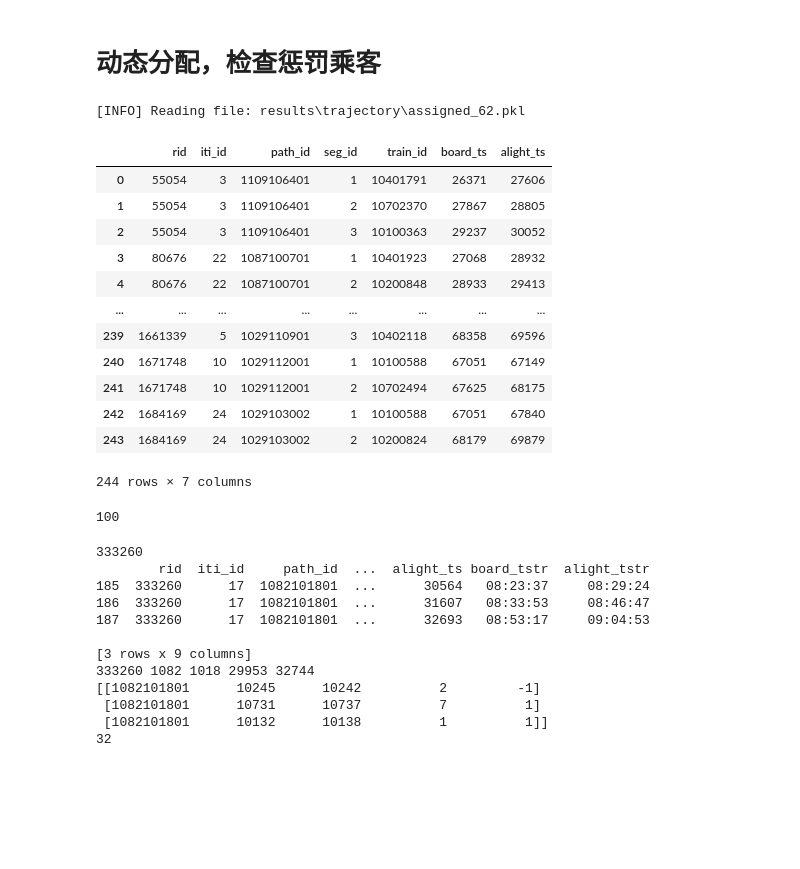
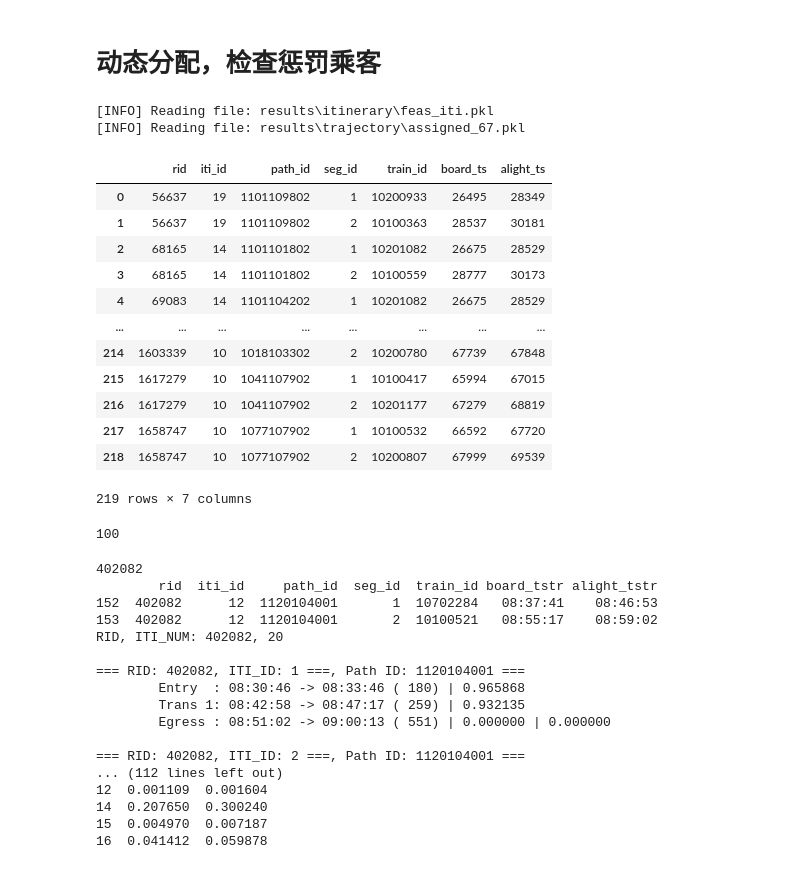
Before and after one commit to sunnysun711/PTIM, a Jupyter notebook: test.ipynb, the cells around one changed output. Saved outputs shown, nothing was run; the diff lists cells and outputs as text; code cells hidden in the pictures; blank space fills up the shorter version.

```diff
--- a/test.ipynb
+++ b/test.ipynb
@@ -619,26 +619,29 @@ prob[prob.index.get_level_values("rid").isin(flag_df.rid.values)]
 # %%
 from mpld3 import show
 from src.utils import *
 from src import config
 config.load_config()
 
+full_fi = read_(config.CONFIG["results"]["feas_iti"], show_timer=False)
+
 assigned_latest = read_("assigned", latest_=True, show_timer=False)
 assigned_latest
 # %% [output]
-[INFO] Reading file: results\trajectory\assigned_62.pkl
+[INFO] Reading file: results\itinerary\feas_iti.pkl
+[INFO] Reading file: results\trajectory\assigned_67.pkl
 |  | rid | iti_id | path_id | seg_id | train_id | board_ts | alight_ts |
-| 0 | 55054 | 3 | 1109106401 | 1 | 10401791 | 26371 | 27606 |
-| 1 | 55054 | 3 | 1109106401 | 2 | 10702370 | 27867 | 28805 |
-| 2 | 55054 | 3 | 1109106401 | 3 | 10100363 | 29237 | 30052 |
-| 3 | 80676 | 22 | 1087100701 | 1 | 10401923 | 27068 | 28932 |
-| 4 | 80676 | 22 | 1087100701 | 2 | 10200848 | 28933 | 29413 |
+| 0 | 56637 | 19 | 1101109802 | 1 | 10200933 | 26495 | 28349 |
+| 1 | 56637 | 19 | 1101109802 | 2 | 10100363 | 28537 | 30181 |
+| 2 | 68165 | 14 | 1101101802 | 1 | 10201082 | 26675 | 28529 |
+| 3 | 68165 | 14 | 1101101802 | 2 | 10100559 | 28777 | 30173 |
+| 4 | 69083 | 14 | 1101104202 | 1 | 10201082 | 26675 | 28529 |
 | ... | ... | ... | ... | ... | ... | ... | ... |
-| 239 | 1661339 | 5 | 1029110901 | 3 | 10402118 | 68358 | 69596 |
-| 240 | 1671748 | 10 | 1029112001 | 1 | 10100588 | 67051 | 67149 |
-| 241 | 1671748 | 10 | 1029112001 | 2 | 10702494 | 67625 | 68175 |
-| 242 | 1684169 | 24 | 1029103002 | 1 | 10100588 | 67051 | 67840 |
-| 243 | 1684169 | 24 | 1029103002 | 2 | 10200824 | 68179 | 69879 |
+| 214 | 1603339 | 10 | 1018103302 | 2 | 10200780 | 67739 | 67848 |
+| 215 | 1617279 | 10 | 1041107902 | 1 | 10100417 | 65994 | 67015 |
+| 216 | 1617279 | 10 | 1041107902 | 2 | 10201177 | 67279 | 68819 |
+| 217 | 1658747 | 10 | 1077107902 | 1 | 10100532 | 66592 | 67720 |
+| 218 | 1658747 | 10 | 1077107902 | 2 | 10200807 | 67999 | 69539 |
-244 rows × 7 columns
+219 rows × 7 columns
 # %%
 assigned_latest['rid'].unique().size
 # %% [output]
@@ -647,26 +650,37 @@ assigned_latest['rid'].unique().size
 import numpy as np
 
 from src.passenger import _plot_check_feas_iti
+from src.walk_time_dis_calculator import _test_feas_iti_dis_calculate_one_rid
 from src.utils import ts2tstr
 
 rid = np.random.choice(assigned_latest['rid'].unique(), size=1)[0]
 print(rid)
 
+pd.set_option('display.max_columns', None)
+pd.set_option('display.max_rows', None)
+
 df = assigned_latest[assigned_latest['rid'] == rid].copy()
 df['board_tstr'] = df['board_ts'].apply(lambda ts: ts2tstr(ts, True))
 df['alight_tstr'] = df['alight_ts'].apply(lambda ts: ts2tstr(ts, True))
+df.drop(columns=["board_ts", "alight_ts"], inplace=True)
 print(df)
-_plot_check_feas_iti(rid=rid)
+# _plot_check_feas_iti(rid=rid)
+_test_feas_iti_dis_calculate_one_rid(rid=rid, plot_seg_trains=True, df_left=full_fi[full_fi['rid'] == rid])
 # %% [output]
-333260
-        rid  iti_id     path_id  ...  alight_ts board_tstr  alight_tstr
-185  333260      17  1082101801  ...      30564   08:23:37     08:29:24
-186  333260      17  1082101801  ...      31607   08:33:53     08:46:47
-187  333260      17  1082101801  ...      32693   08:53:17     09:04:53
+402082
+        rid  iti_id     path_id  seg_id  train_id board_tstr alight_tstr
+152  402082      12  1120104001       1  10702284   08:37:41    08:46:53
+153  402082      12  1120104001       2  10100521   08:55:17    08:59:02
+RID, ITI_NUM: 402082, 20
 
-[3 rows x 9 columns]
-333260 1082 1018 29953 32744
-[[1082101801      10245      10242          2         -1]
- [1082101801      10731      10737          7          1]
- [1082101801      10132      10138          1          1]]
-32
+=== RID: 402082, ITI_ID: 1 ===, Path ID: 1120104001 ===
+        Entry  : 08:30:46 -> 08:33:46 ( 180) | 0.965868
+        Trans 1: 08:42:58 -> 08:47:17 ( 259) | 0.932135
+        Egress : 08:51:02 -> 09:00:13 ( 551) | 0.000000 | 0.000000
+
+=== RID: 402082, ITI_ID: 2 ===, Path ID: 1120104001 ===
+... (112 lines left out)
+12  0.001109  0.001604
+14  0.207650  0.300240
+15  0.004970  0.007187
+16  0.041412  0.059878
```
Also changed, not shown: 5 other files.
